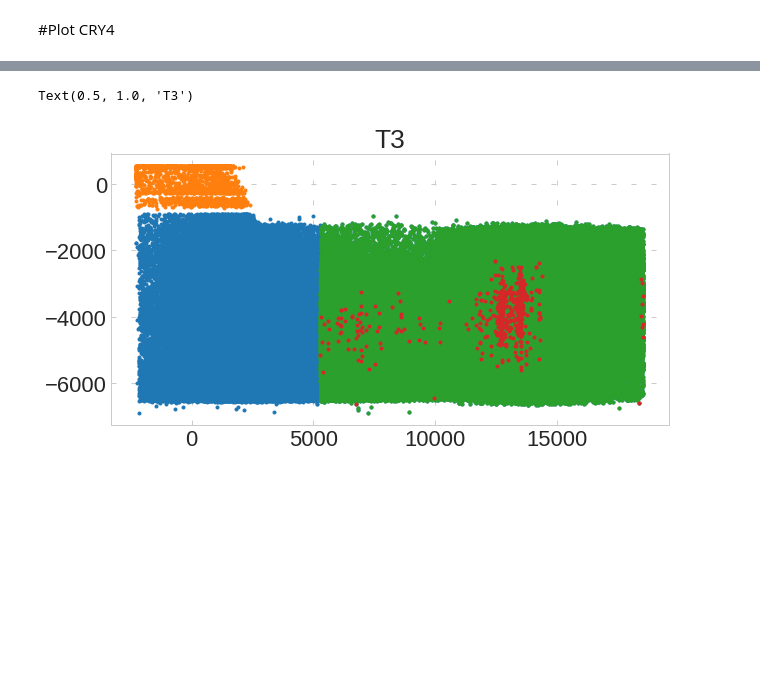
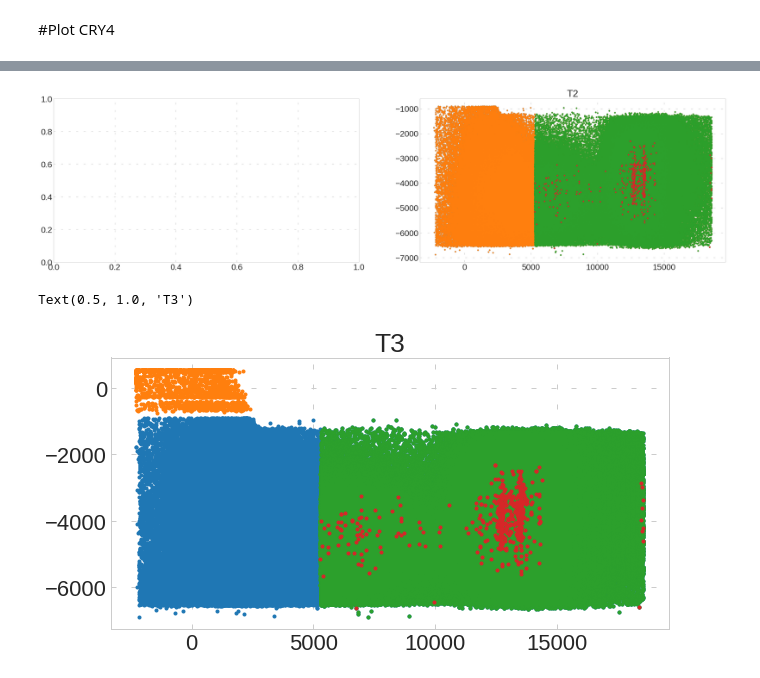
Before and after one commit to aamirkhanov/mu2e_crv, a Jupyter notebook: SectorEffEstimation.ipynb, the cells around one changed output, grey strips where cells are left out. Cells and saved outputs as stored; diff of their text form; code cells hidden in the pictures; blank space fills up the shorter version.

```diff
--- a/SectorEffEstimation.ipynb
+++ b/SectorEffEstimation.ipynb
@@ -78,23 +80,25 @@ except NameError:
 # %%
 plt.figure(figsize = [32, 8])
 
 dftmp = dfCRY4.query('_z>-80000 & abs(_pdgId)==13 & lyield==17000')
 for crvSectorNumber in range(8,9):
   #plt.figure()
   crvSectorName = crvSectorNames[crvSectorNumber]
 
   if crvSectorNumber==8:
     plt.subplot(1, 2, 1)
   if crvSectorNumber==8:
     plt.subplot(1, 2, 2)
 
 
   plt.plot(dftmp.query('_crvSectorType==%d' % crvSectorType['T2'])._z, dftmp.query('_crvSectorType==%d' % crvSectorType['T2'])._x, '.');
   plt.plot(dftmp.query('_crvSectorType==%d' % crvSectorType['T2'])._z, dftmp.query('_crvSectorType==%d' % crvSectorType['T2'])._x, '.');
 
   plt.plot(dftmp.query('_crvSectorNumber==10')._z, dftmp.query('_crvSectorNumber==10')._x, '.');
   plt.plot(dftmp.query('_crvSectorNumber==10 & crvinfo__timeWindowStart<0')._z, dftmp.query('_crvSectorNumber==10 & crvinfo__timeWindowStart<0')._x, '.');
-  plt.title('T3')
+  plt.title(crvSectorName)
+# %% [output]
+[figure, added]
 # %%
 dftmp = dfCRY4.query('_z>-80000 & abs(_pdgId)==13 & lyield==17000')
 plt.plot(dftmp.query('_crvSectorType==3')._z, dftmp.query('_crvSectorType==3')._x, '.');
```
Also changed, not shown: parts of 4 cells of this notebook.
